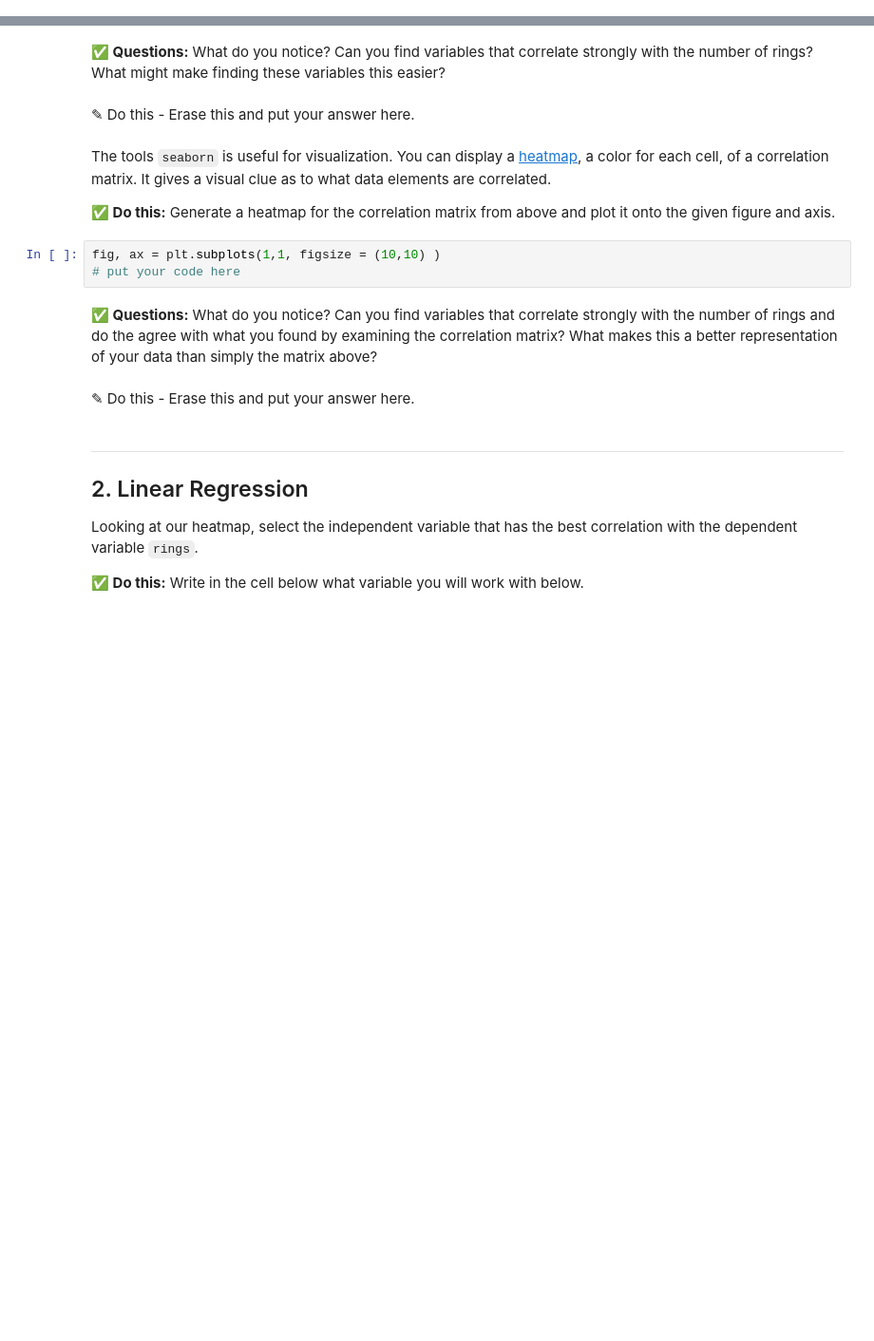
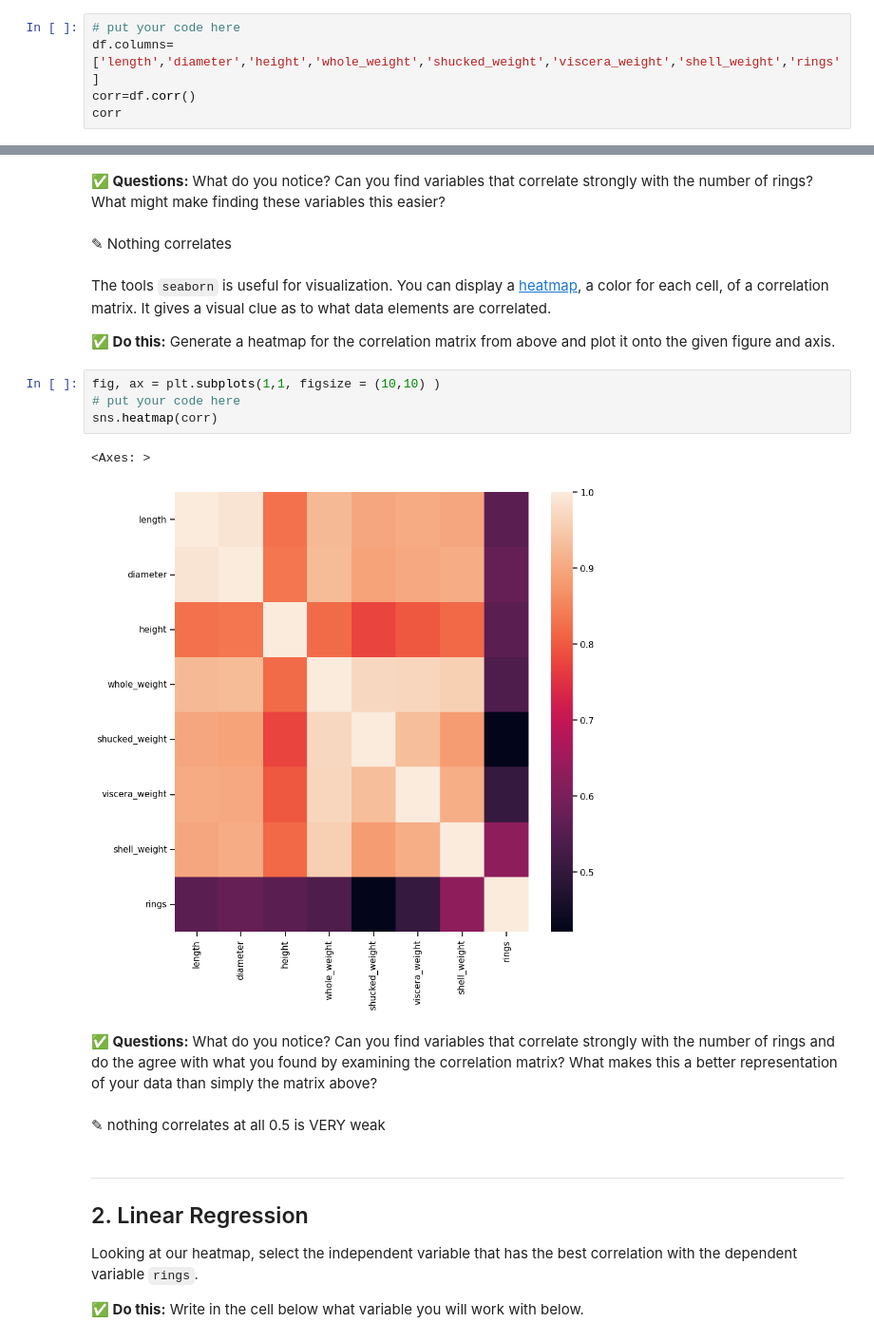
Before and after one commit to Brendanhhh/cmse202-s24-turnin, a Jupyter notebook: Day-13/Day-13_In-Class-Regression-STUDENT.ipynb, the cells around one changed output, grey strips where cells are left out. Shown: that part at 95% size. Cells and saved outputs as stored; diff of their text form; blank space fills up the shorter version.

```diff
--- a/Day-13/Day-13_In-Class-Regression-STUDENT.ipynb
+++ b/Day-13/Day-13_In-Class-Regression-STUDENT.ipynb
@@ -95,0 +116,5 @@ The diagonal of the matrix is all ones since that the correlation of the column
+# %%
+# put your code here
+df.columns=['length','diameter','height','whole_weight','shucked_weight','viscera_weight','shell_weight','rings']
+corr=df.corr()
+corr
@@ -96,7 +131,7 @@ The diagonal of the matrix is all ones since that the correlation of the column
 # %% [markdown]
 **&#9989; Questions:** What do you notice? Can you find variables that correlate strongly with the number of rings? What might make finding these variables this easier?
 # %% [markdown]
-<font size=+3>&#9998;</font> Do this - Erase this and put your answer here.
+<font size=+3>&#9998;</font> Nothing correlates
 # %% [markdown]
 The tools `seaborn` is useful for visualization. You can display a [heatmap](https://seaborn.pydata.org/generated/seaborn.heatmap.html), a color for each cell, of a correlation matrix. It gives a visual clue as to what data elements are correlated.
 
@@ -104,10 +139,14 @@ The tools `seaborn` is useful for visualization. You can display a [heatmap](htt
 # %%
 fig, ax = plt.subplots(1,1, figsize = (10,10) )
 # put your code here
+sns.heatmap(corr)
+# %% [output]
+<Axes: >
+[figure, added]
 # %% [markdown]
 **&#9989; Questions:** What do you notice? Can you find variables that correlate strongly with the number of rings and do the agree with what you found by examining the correlation matrix? What makes this a better representation of your data than simply the matrix above?
-# %% [markdown]
-<font size=+3>&#9998;</font> Do this - Erase this and put your answer here.
+# %% [markdown]
+<font size=+3>&#9998;</font> nothing correlates at all 0.5 is VERY weak
 # %% [markdown]
 ---
 <a id="regression"></a>
```
Also changed, not shown: parts of 28 cells of this notebook, 1 other file.
